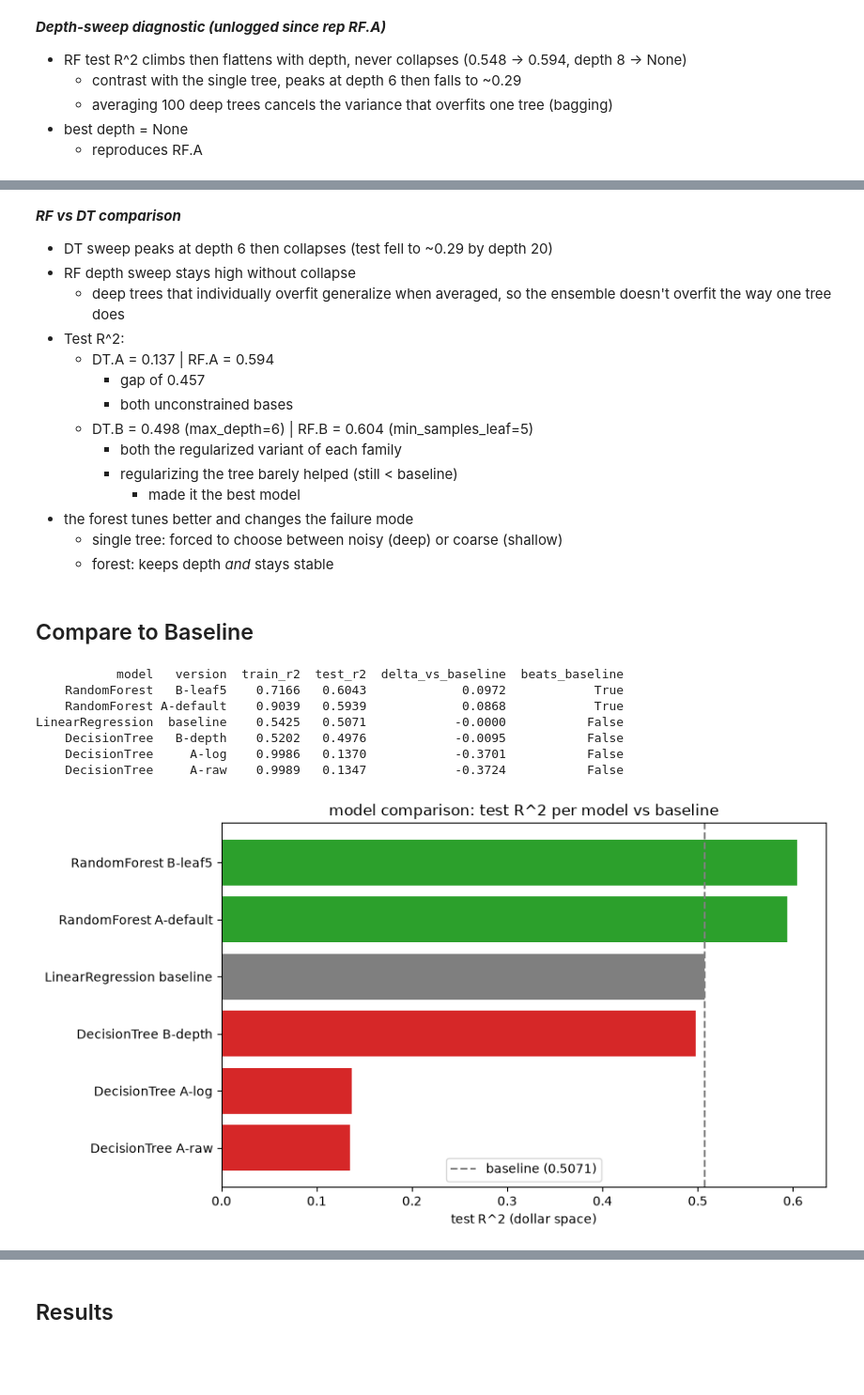
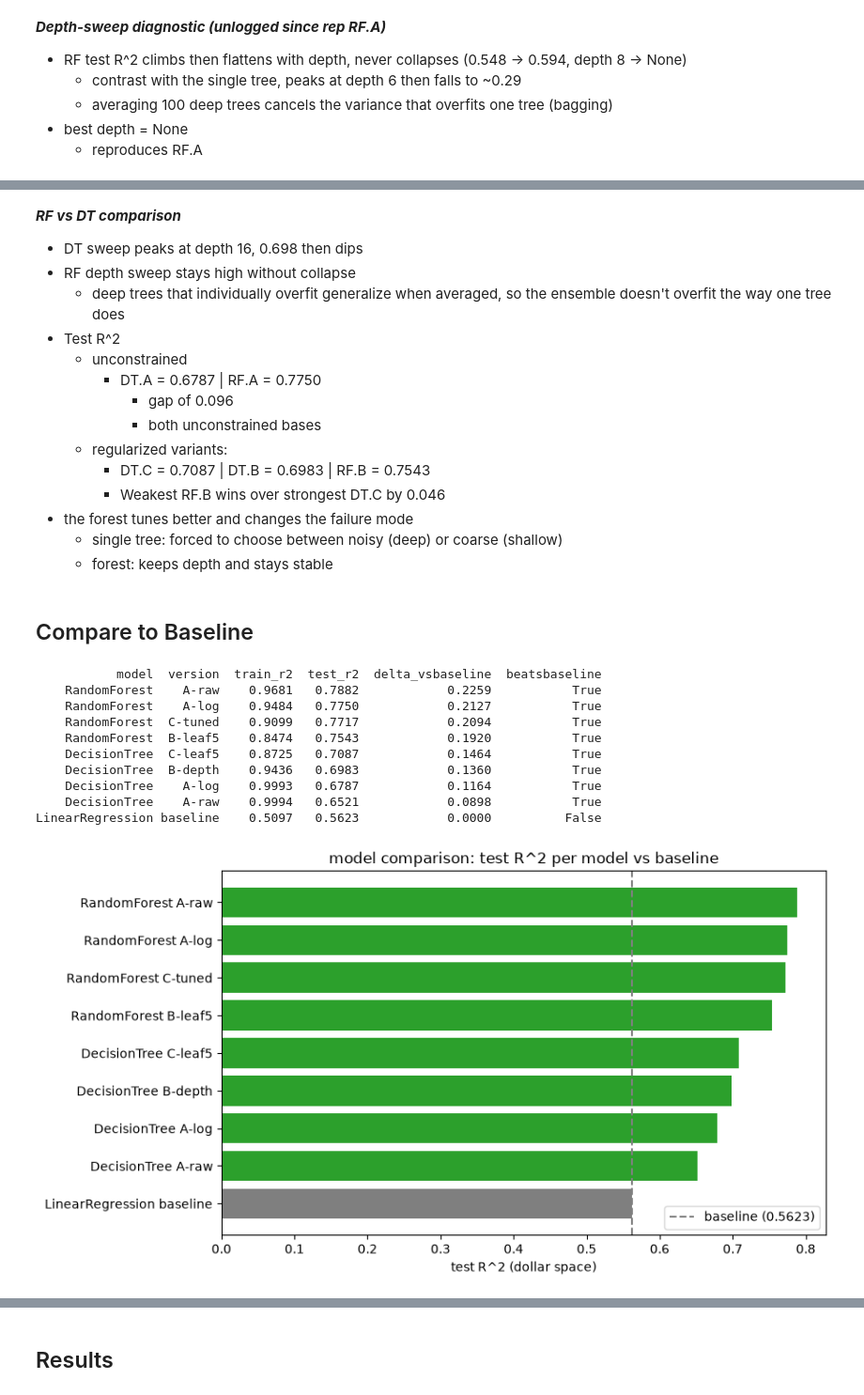
Before and after one commit to iviang/IDX-Exchange-DS-2026, a Jupyter notebook: Deliverables/Week 5/04_model_comparison.ipynb, the cells around one changed output, grey strips where cells are left out. Shown at 94% size. Saved outputs shown, nothing was run; the diff lists cells and outputs as text; code cells hidden in the pictures; blank space fills up the shorter version.

Commit message:
updated model comparison

```diff
--- a/Deliverables/Week 5/04_model_comparison.ipynb
+++ b/Deliverables/Week 5/04_model_comparison.ipynb
@@ -173,14 +185,18 @@ def plot_pred_actual(ax, y_true, y_pred, title, r2=None):
 # %%
+#REVISION: removed zip code one hot and made assert value not hard-coded
+results_log = pd.read_csv(RESULTS)
+base = results_log[(results_log["model"] == "LinearRegression") &
+                    (results_log["version"] == "baseline")]
+assert len(base) == 1, "Missing baseline row, run 03baseline_model.ipynb first."
+
 scaler = StandardScaler()
+
 X_train_s = scaler.fit_transform(X_train)
 X_test_s = scaler.transform(X_test)
 
 lin = fit_eval(LinearRegression(), use_log=True, X_tr=X_train_s, X_te=X_test_s)
 print(f"linear (log): train R^2 = {lin['train_r2']:.4f} | test R^2 = {lin['test_r2']:.4f}")
 
-assert abs(lin['test_r2'] - 0.5071) < 0.0005, "Baseline failed to reproduce 03's result"
-BASELINE_R2 = lin['test_r2']
-
-log_result("LinearRegression", "baseline", lin['train_r2'], lin['test_r2'],
-           "Week 4 baseline refit as reference")
+BASELINE_R2 = float(base['test_r2'].iloc[0])
+assert abs(lin['test_r2'] - BASELINE_R2) < 0.01, "04 unable to reproduce 03's result"
 # %% [output]
@@ -511,48 +634,53 @@ plt.show()
 # %% [markdown]
 ***RF vs DT comparison***
-- DT sweep peaks at depth 6 then collapses (test fell to ~0.29 by depth 20)
+- DT sweep peaks at depth 16, 0.698 then dips
 - RF depth sweep stays high without collapse
     - deep trees that individually overfit generalize when averaged, so the ensemble doesn't overfit the way one tree does
-- Test R^2:
-    - DT.A = 0.137 | RF.A = 0.594
-        - gap of 0.457
-        - both unconstrained bases
-    - DT.B = 0.498 (max_depth=6) | RF.B = 0.604 (min_samples_leaf=5)
-        - both the regularized variant of each family
-        - regularizing the tree barely helped (still < baseline)
-            - made it the best model
+- Test R^2
+    - unconstrained
+        - DT.A = 0.6787 | RF.A = 0.7750
+            - gap of 0.096
+            - both unconstrained bases
+    - regularized variants:
+        - DT.C = 0.7087 | DT.B = 0.6983 | RF.B = 0.7543
+        - Weakest RF.B wins over strongest DT.C by 0.046
 - the forest tunes better and changes the failure mode
     - single tree: forced to choose between noisy (deep) or coarse (shallow)
-    - forest: keeps depth *and* stays stable
+    - forest: keeps depth and stays stable
 # %% [markdown]
 ## Compare to Baseline
 # %%
 results = pd.read_csv(RESULTS)
-results["delta_vs_baseline"] = (results["test_r2"] - BASELINE_R2).round(4)
-results["beats_baseline"] = results["delta_vs_baseline"] > 0
+results["delta_vsbaseline"] = (results["test_r2"] - BASELINE_R2).round(4)
+results["beatsbaseline"] = results["delta_vsbaseline"] > 0
 results = results.sort_values("test_r2", ascending=False).reset_index(drop=True)
 
 print(results[["model", "version", "train_r2", "test_r2",
-               "delta_vs_baseline", "beats_baseline"]].to_string(index=False))
+               "delta_vsbaseline", "beatsbaseline"]].to_string(index=False))
 # %% [output]
-           model   version  train_r2  test_r2  delta_vs_baseline  beats_baseline
-    RandomForest   B-leaf5    0.7166   0.6043             0.0972            True
-    RandomForest A-default    0.9039   0.5939             0.0868            True
-LinearRegression  baseline    0.5425   0.5071            -0.0000           False
-    DecisionTree   B-depth    0.5202   0.4976            -0.0095           False
-    DecisionTree     A-log    0.9986   0.1370            -0.3701           False
-    DecisionTree     A-raw    0.9989   0.1347            -0.3724           False
+           model  version  train_r2  test_r2  delta_vsbaseline  beatsbaseline
+    RandomForest    A-raw    0.9681   0.7882            0.2259           True
+    RandomForest    A-log    0.9484   0.7750            0.2127           True
+    RandomForest  C-tuned    0.9099   0.7717            0.2094           True
+    RandomForest  B-leaf5    0.8474   0.7543            0.1920           True
+    DecisionTree  C-leaf5    0.8725   0.7087            0.1464           True
+    DecisionTree  B-depth    0.9436   0.6983            0.1360           True
+    DecisionTree    A-log    0.9993   0.6787            0.1164           True
+    DecisionTree    A-raw    0.9994   0.6521            0.0898           True
+LinearRegression baseline    0.5097   0.5623            0.0000          False
 # %%
+# Model comparion plot
+
 fig, ax = plt.subplots(figsize=(9, 5))
 labels = results["model"] + " " + results["version"]
-colors = ["tab:gray" if m == "LinearRegression" else ("tab:green" if b else "tab:red") for m, b in zip(results["model"], results["beats_baseline"])]
+colors = ["tab:gray" if m == "LinearRegression" else ("tab:green" if b else "tab:red") for m, b in zip(results["model"], results["beatsbaseline"])]
 ax.barh(labels, results["test_r2"], color=colors)
 ax.axvline(BASELINE_R2, ls="--", color="gray", label=f"baseline ({BASELINE_R2:.4f})")
 ax.invert_yaxis()
 ax.set_xlabel("test R^2 (dollar space)")
 ax.set_title("model comparison: test R^2 per model vs baseline")
 ax.legend()
 plt.tight_layout()
 plt.show()
 # %% [output]
-[figure, old version]
+[figure, new version]
```
Also changed, not shown: parts of 44 cells of this notebook, 1 other file.
